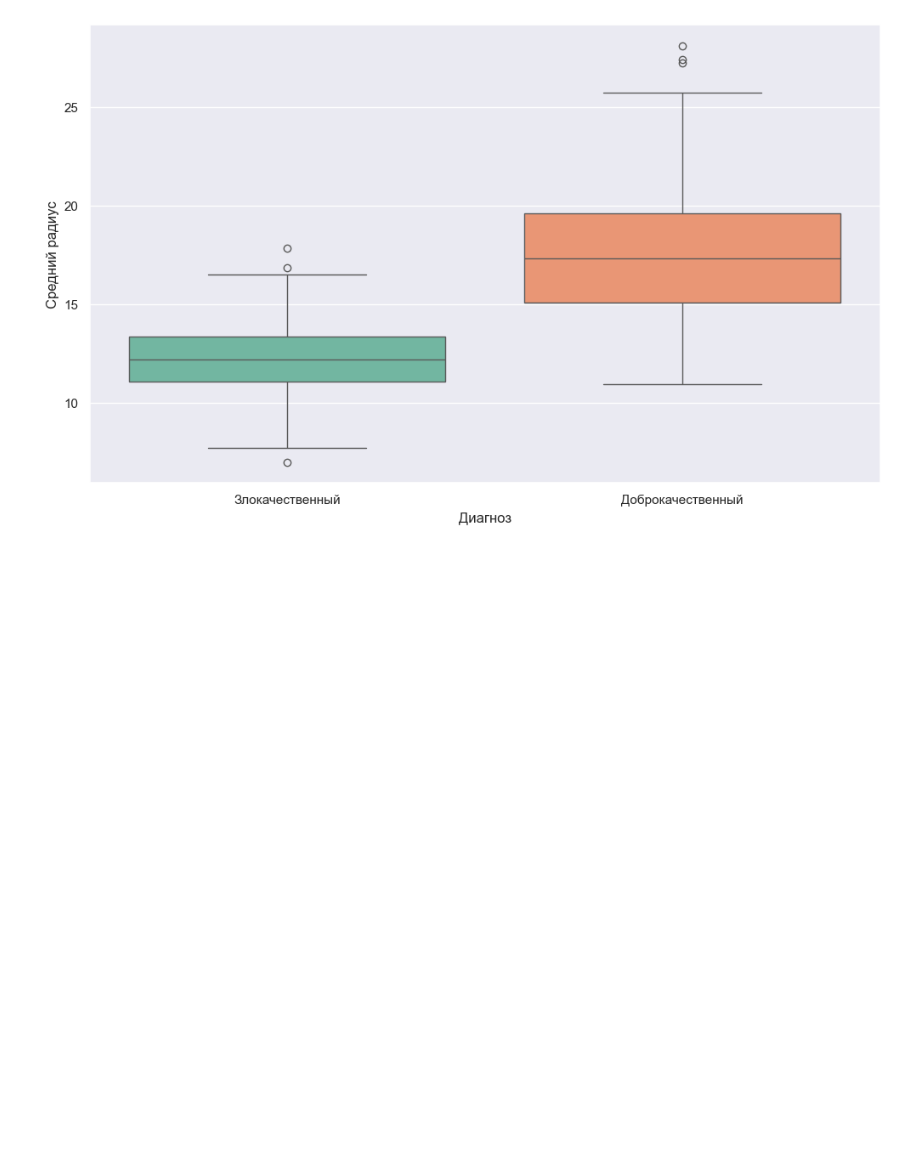
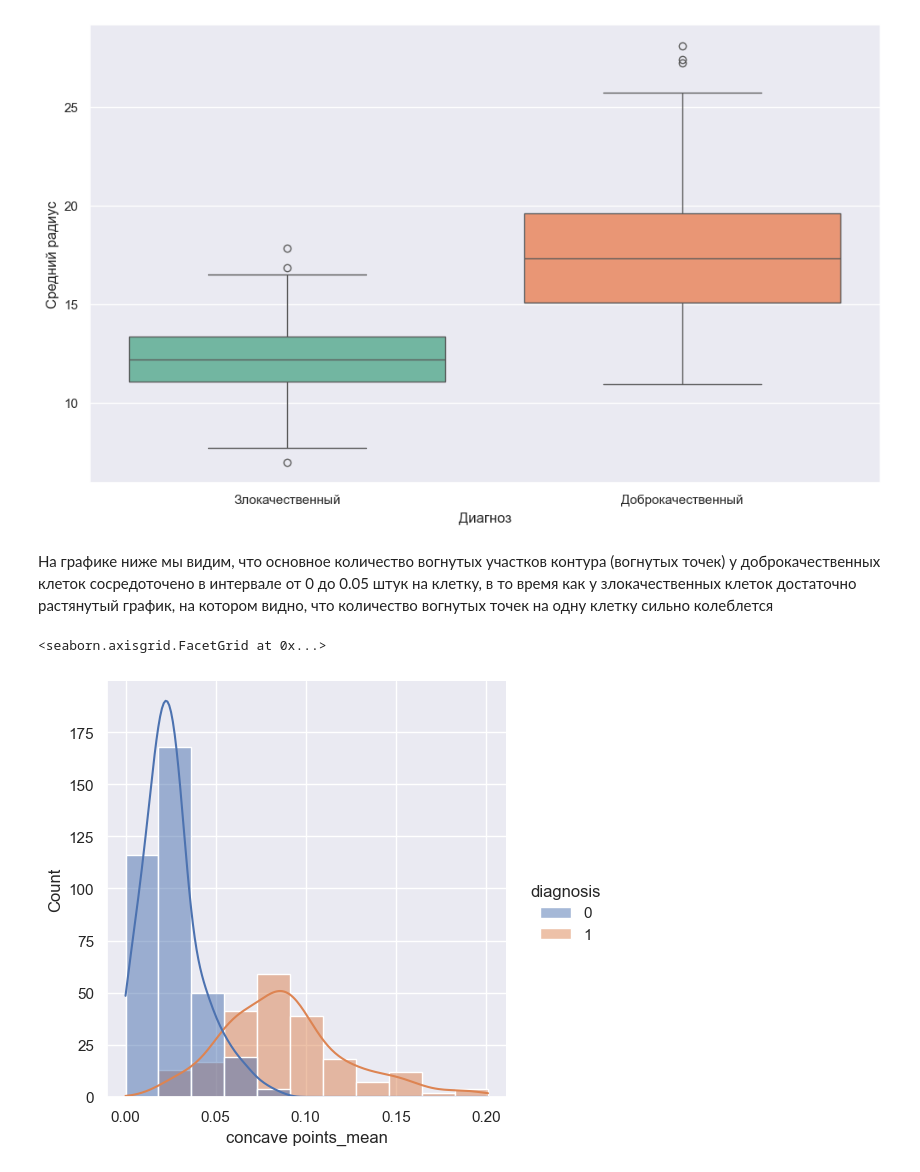
Before and after one commit to Nigota/DBLabsFinalWork, a Jupyter notebook: visualization.ipynb, the cells around one changed output. Drawn from its saved outputs; the diff is of its cells as text; code cells hidden in the pictures; blank space fills up the shorter version.

```diff
--- a/visualization.ipynb
+++ b/visualization.ipynb
@@ -49,3 +57,11 @@ Passing `palette` without assigning `hue` is deprecated and will be removed in v
 
   sns.boxplot(df, x='diagnosis', y='radius_mean', palette="Set2").set(xticklabels=["Злокачественный", "Доброкачественный"], xlabel='Диагноз', ylabel='Средний радиус');
 [figure]
+# %% [markdown]
+На графике ниже мы видим, что основное количество вогнутых участков контура (вогнутых точек) у доброкачественных клеток сосредоточено в интервале от 0 до 0.05 штук на клетку, в то время как у злокачественных клеток достаточно растянутый график, на котором видно, что количество вогнутых точек на одну клетку сильно колеблется
+# %%
+bins = math.ceil(1 + 3.332*np.log10(len(df)))
+sns.displot(df, x='concave points_mean', hue = 'diagnosis', bins=bins, kde='True')
+# %% [output]
+<seaborn.axisgrid.FacetGrid at 0x...>
+[figure, added]
```
Also changed, not shown: parts of 10 cells of this notebook.
